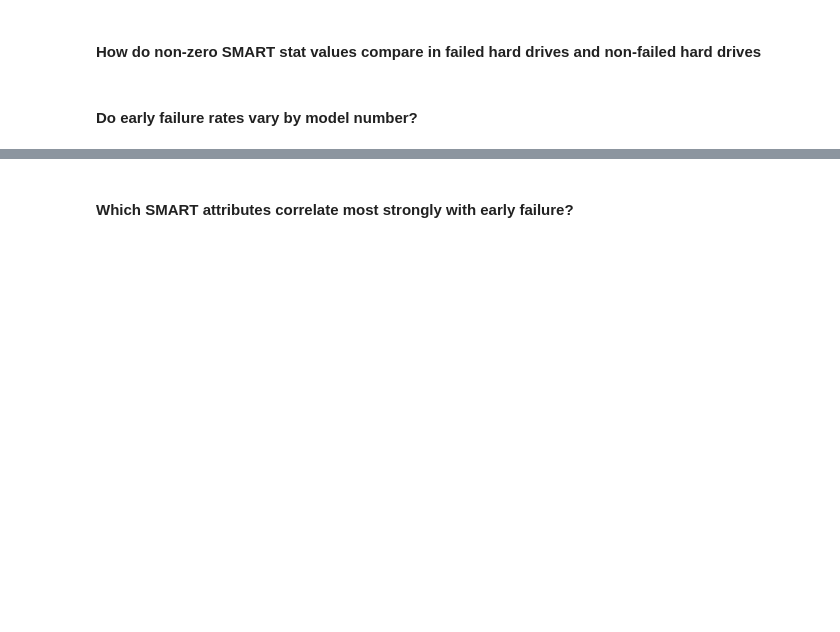
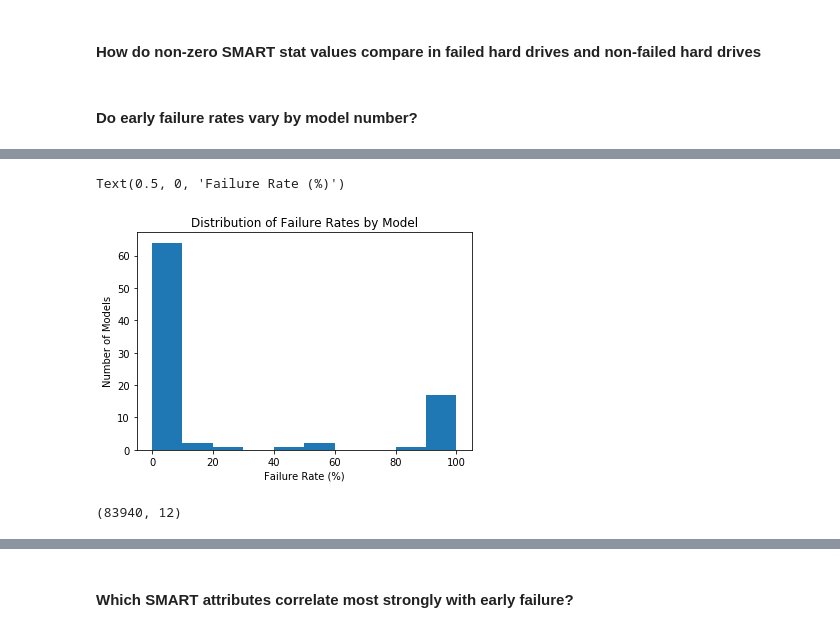
Before and after one commit to just-keep-spinning/hard-drive-project, a Jupyter notebook: david_capstone_folder/copy_main.ipynb, the cells around one changed output, grey strips where cells are left out. Cells and saved outputs as stored; diff of their text form; code cells hidden in the pictures; blank space fills up the shorter version.

```diff
--- a/david_capstone_folder/copy_main.ipynb
+++ b/david_capstone_folder/copy_main.ipynb
@@ -520,0 +587,13 @@ agg_model.sort_values('early_failures', ascending = False)
+# %%
+plt.hist(agg_model.early_failure_rate_percent)
+plt.title("Distribution of Failure Rates by Model")
+plt.ylabel("Number of Models")
+plt.xlabel("Failure Rate (%)")
+#plt.xticks([0,10,20,30,40,50,60,70,80,90,100])
+# %% [output]
+Text(0.5, 0, 'Failure Rate (%)')
+[figure, added]
+# %%
+df.shape
+# %% [output]
+(83940, 12)
```
Also changed, not shown: parts of 44 cells of this notebook, 3 other files.
